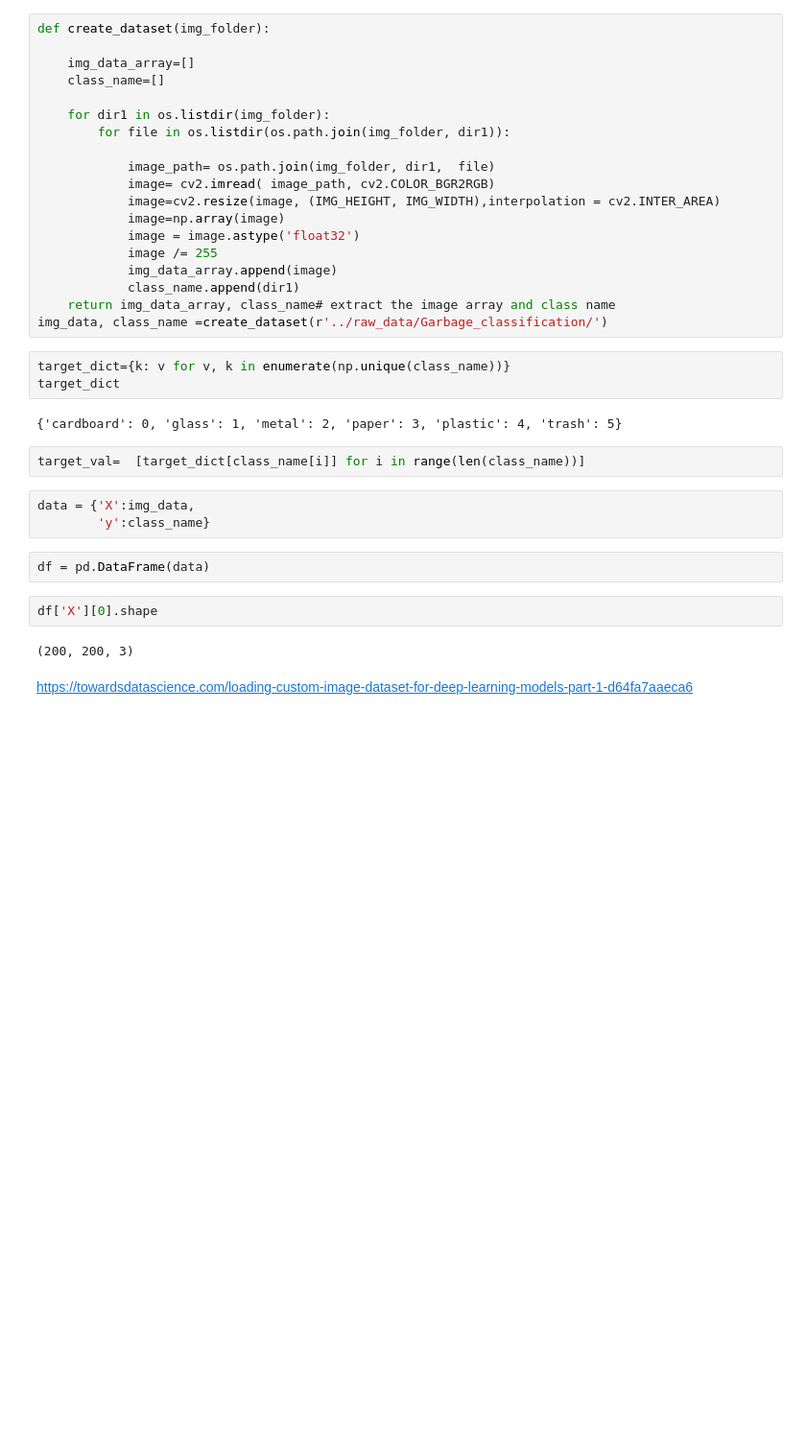
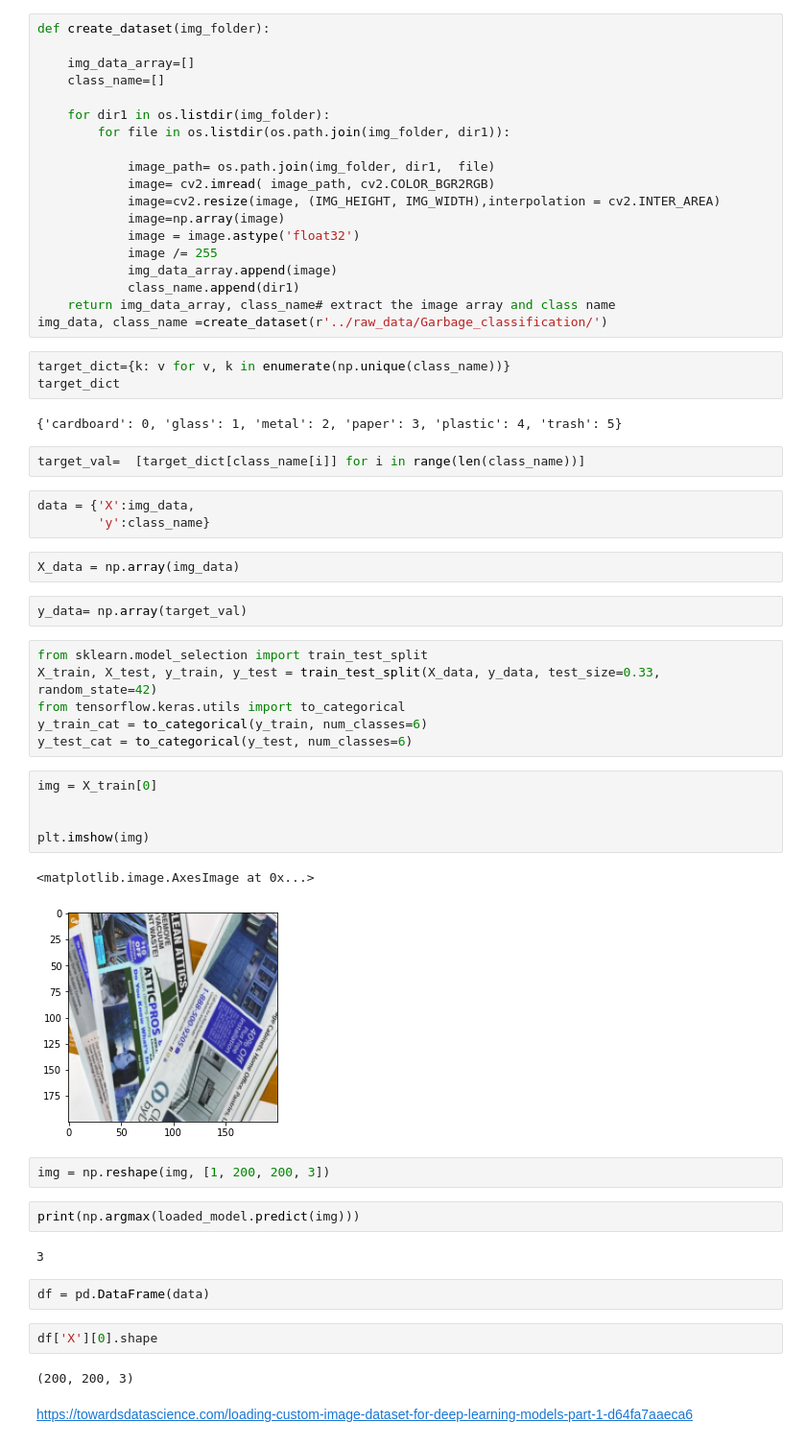
Before and after one commit to citrongriz/smart_port, a Jupyter notebook: notebooks/Untitled.ipynb, the cells around one changed output. Shown at 96% size. Saved outputs shown, nothing was run; the diff lists cells and outputs as text; blank space fills up the shorter version.

```diff
--- a/notebooks/Untitled.ipynb
+++ b/notebooks/Untitled.ipynb
@@ -64,6 +92,30 @@ target_val=  [target_dict[class_name[i]] for i in range(len(class_name))]
 # %%
 data = {'X':img_data,
         'y':class_name}
+# %%
+X_data = np.array(img_data)
+# %%
+y_data= np.array(target_val)
+# %%
+from sklearn.model_selection import train_test_split
+X_train, X_test, y_train, y_test = train_test_split(X_data, y_data, test_size=0.33, random_state=42)
+from tensorflow.keras.utils import to_categorical
+y_train_cat = to_categorical(y_train, num_classes=6)
+y_test_cat = to_categorical(y_test, num_classes=6)
+# %%
+img = X_train[0]
+
+
+plt.imshow(img)
+# %% [output]
+<matplotlib.image.AxesImage at 0x...>
+[figure, added]
+# %%
+img = np.reshape(img, [1, 200, 200, 3])
+# %%
+print(np.argmax(loaded_model.predict(img)))
+# %% [output]
+3
 # %%
 df = pd.DataFrame(data)
 # %%
```
Also changed, not shown: parts of 5 cells of this notebook, 5 other files.
